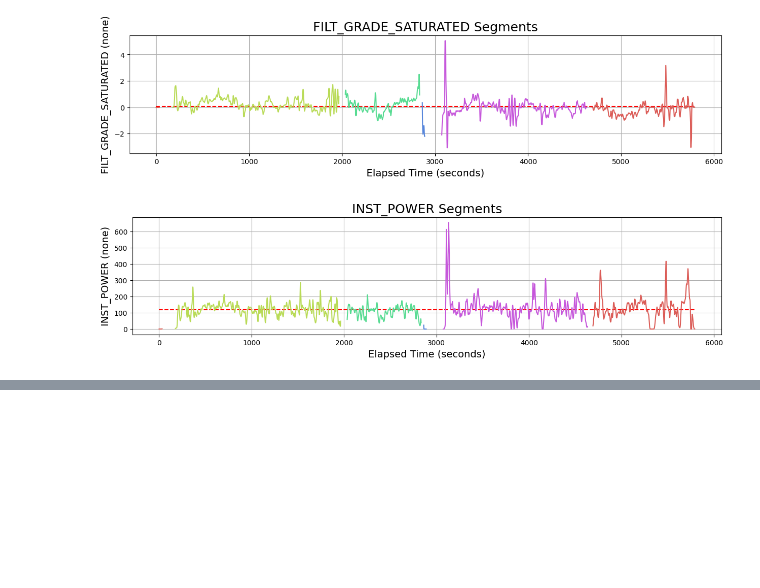
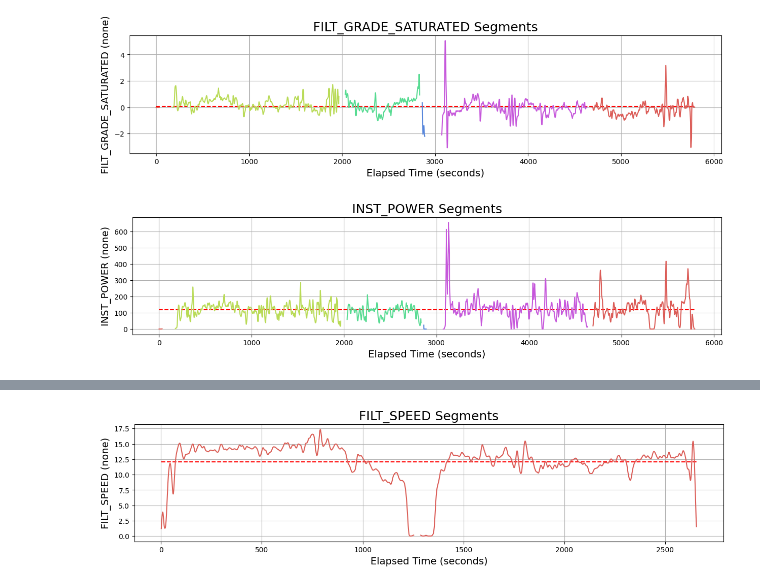
Before and after one commit to ericbauer55/bike-fitness-tracking, a Jupyter notebook: notebooks/1_Post_Enrichment_EDA/1_ride_details.ipynb, the cells around one changed output, grey strips where cells are left out. Cells and saved outputs as stored; diff of their text form; code cells hidden in the pictures; blank space fills up the shorter version.

```diff
--- a/notebooks/1_Post_Enrichment_EDA/1_ride_details.ipynb
+++ b/notebooks/1_Post_Enrichment_EDA/1_ride_details.ipynb
@@ -127,0 +162,4 @@ df[['inst_power']].rolling(2*3600, min_periods=3600).mean().tail(5)
+# %%
+plot_state_column(df2, 'filt_speed')
+# %% [output]
+[figure, added]
```
Also changed, not shown: parts of 18 cells of this notebook.
